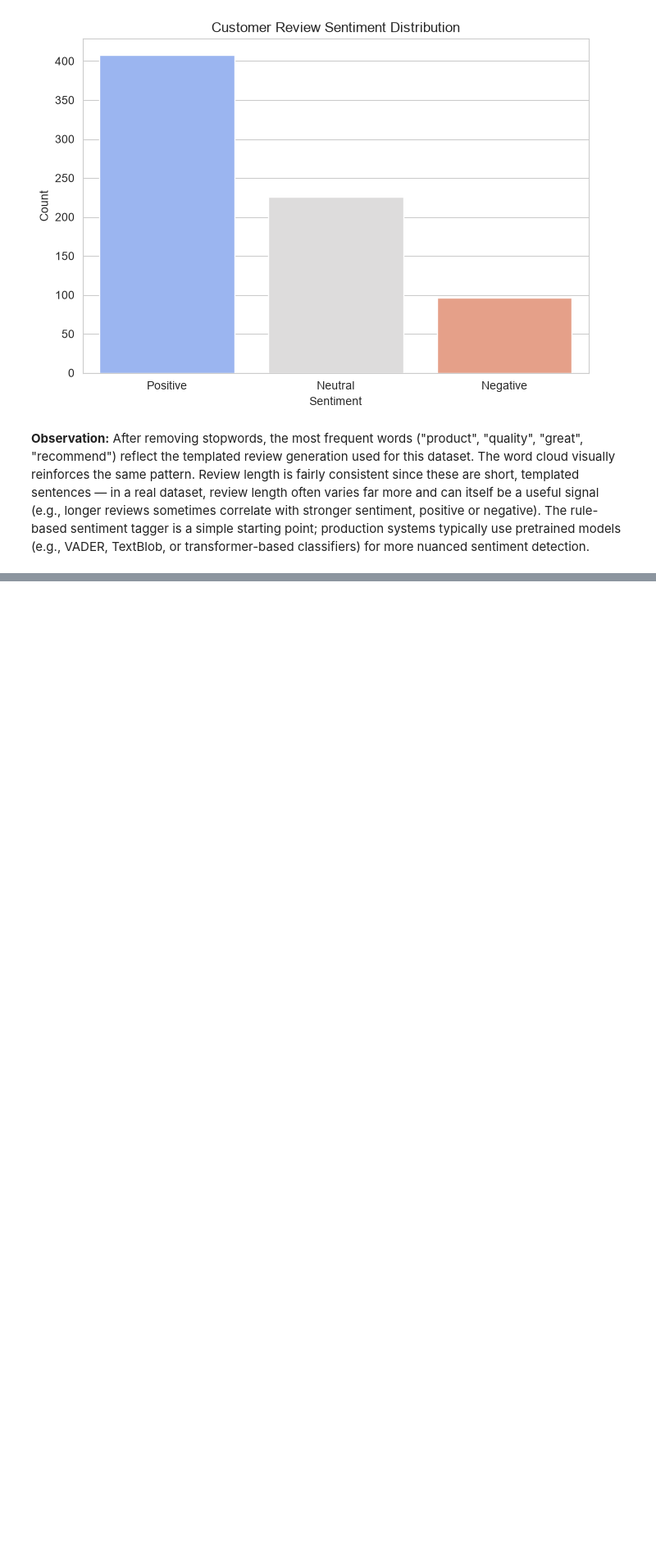
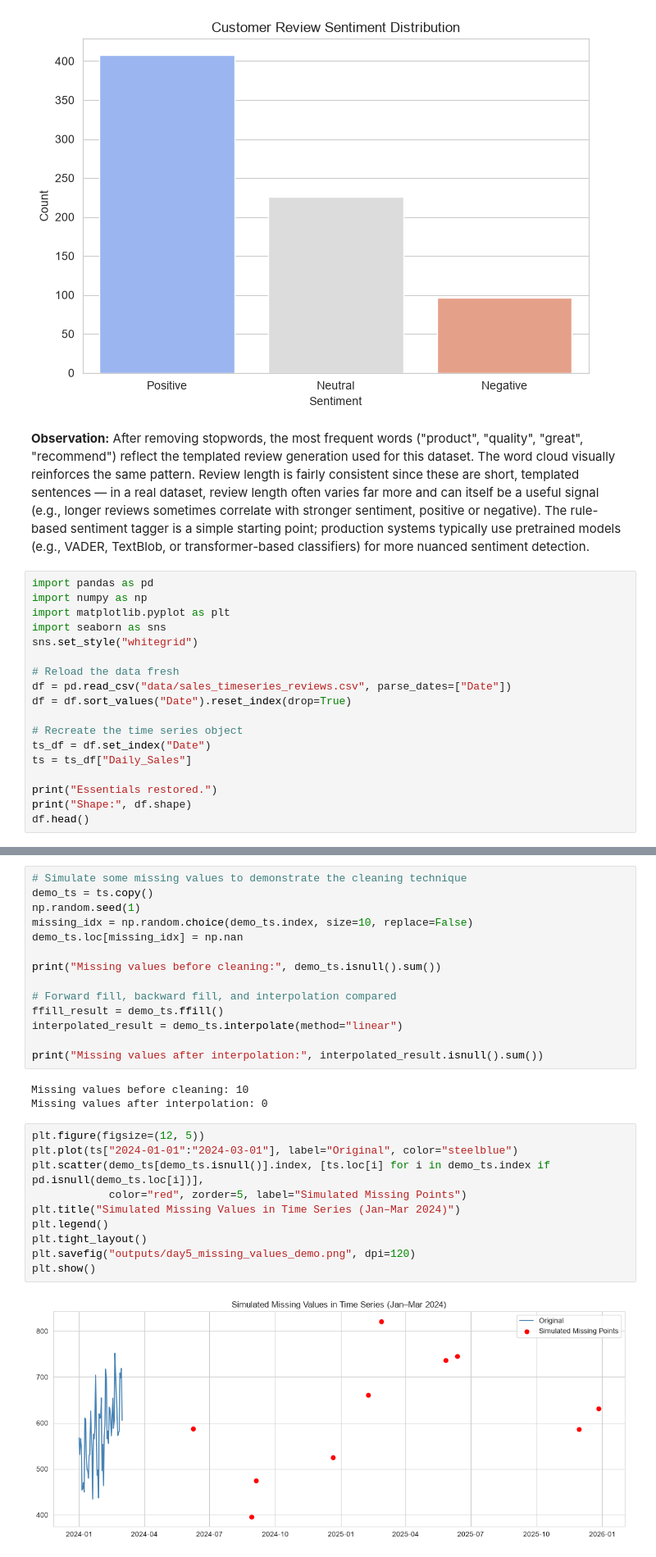
Before and after one commit to nikitha-d1323/data-analysis-mini-projects, a Jupyter notebook: unit3-sales-timeseries-text/Sales_TimeSeries_Text_Unit3.ipynb, the cells around one changed output, grey strips where cells are left out. Shown at 82% size. Cells and saved outputs as stored; diff of their text form; blank space fills up the shorter version.

Commit message:
Unit3 Day 5: data cleaning for time series (gaps, duplicates, interpolation, outliers) and text

```diff
--- a/unit3-sales-timeseries-text/Sales_TimeSeries_Text_Unit3.ipynb
+++ b/unit3-sales-timeseries-text/Sales_TimeSeries_Text_Unit3.ipynb
@@ -457,3 +457,21 @@ correlate with stronger sentiment, positive or negative). The rule-based
 sentiment tagger is a simple starting point; production systems typically
 use pretrained models (e.g., VADER, TextBlob, or transformer-based
 classifiers) for more nuanced sentiment detection.
+# %%
+import pandas as pd
+import numpy as np
+import matplotlib.pyplot as plt
+import seaborn as sns
+sns.set_style("whitegrid")
+
+# Reload the data fresh
+df = pd.read_csv("data/sales_timeseries_reviews.csv", parse_dates=["Date"])
+df = df.sort_values("Date").reset_index(drop=True)
+
+# Recreate the time series object
+ts_df = df.set_index("Date")
+ts = ts_df["Daily_Sales"]
+
+print("Essentials restored.")
+print("Shape:", df.shape)
+df.head()
@@ -459,0 +508,29 @@ classifiers) for more nuanced sentiment detection.
+# %%
+# Simulate some missing values to demonstrate the cleaning technique
+demo_ts = ts.copy()
+np.random.seed(1)
+missing_idx = np.random.choice(demo_ts.index, size=10, replace=False)
+demo_ts.loc[missing_idx] = np.nan
+
+print("Missing values before cleaning:", demo_ts.isnull().sum())
+
+# Forward fill, backward fill, and interpolation compared
+ffill_result = demo_ts.ffill()
+interpolated_result = demo_ts.interpolate(method="linear")
+
+print("Missing values after interpolation:", interpolated_result.isnull().sum())
+# %% [output]
+Missing values before cleaning: 10
+Missing values after interpolation: 0
+# %%
+plt.figure(figsize=(12, 5))
+plt.plot(ts["2024-01-01":"2024-03-01"], label="Original", color="steelblue")
+plt.scatter(demo_ts[demo_ts.isnull()].index, [ts.loc[i] for i in demo_ts.index if pd.isnull(demo_ts.loc[i])],
+            color="red", zorder=5, label="Simulated Missing Points")
+plt.title("Simulated Missing Values in Time Series (Jan–Mar 2024)")
+plt.legend()
+plt.tight_layout()
+plt.savefig("outputs/day5_missing_values_demo.png", dpi=120)
+plt.show()
+# %% [output]
+[figure, added]
```
Also changed, not shown: parts of 7 cells of this notebook, 1 other file.
